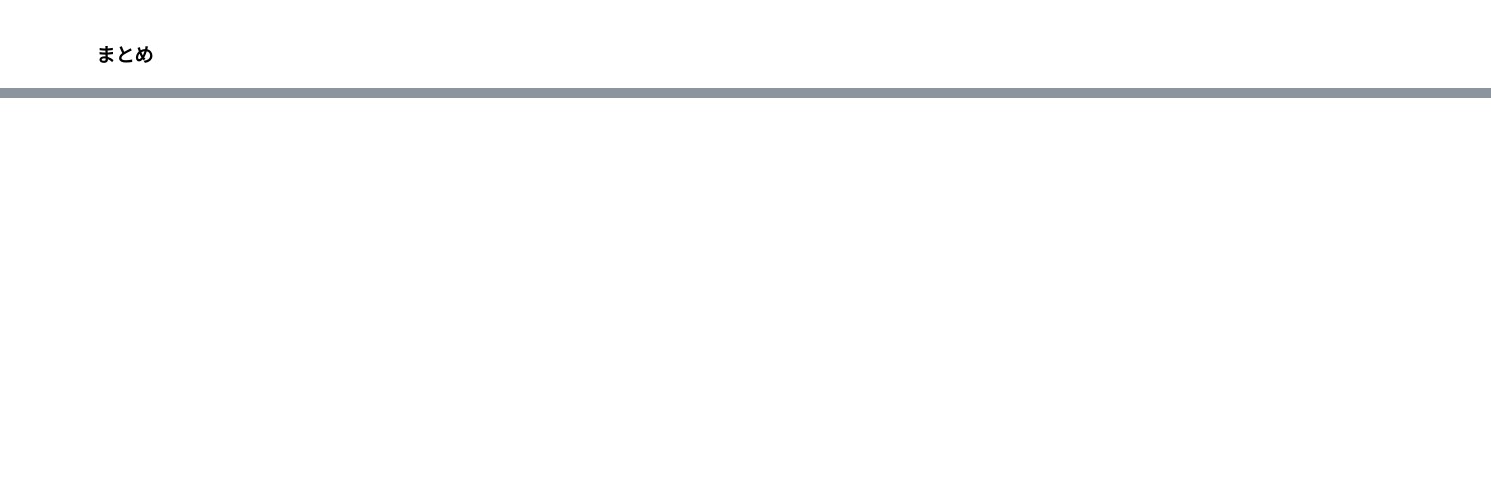
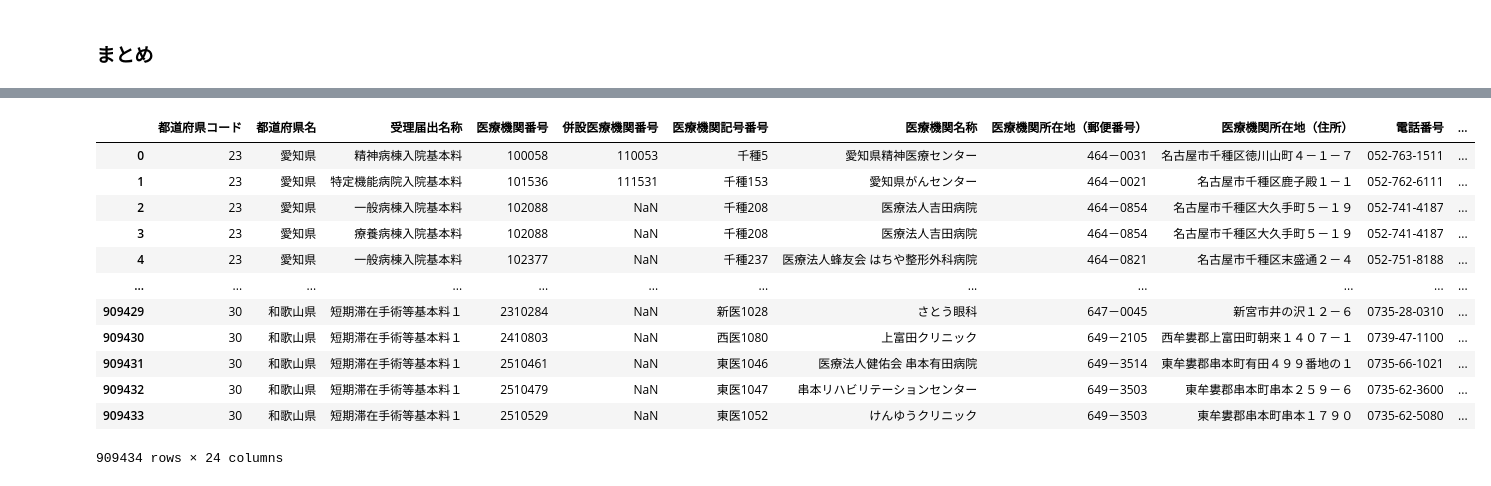
Before and after one commit to MasaHirai-Jinen/Medical_Institution_db_colab, a Jupyter notebook: 医療機関受理届項目別.ipynb, the cells around one changed output, grey strips where cells are left out. Saved outputs shown, nothing was run; the diff lists cells and outputs as text; code cells hidden in the pictures; blank space fills up the shorter version.

```diff
--- a/医療機関受理届項目別.ipynb
+++ b/医療機関受理届項目別.ipynb
@@ -759,0 +736,53 @@ print_dataframe_info(output_df)
+# %%
+output_csv_path = 'main_df.csv'
+main_df = pd.read_csv(output_csv_path, dtype=str)
+# %%
+%%time
+def _astype(df:pd.DataFrame) -> pd.DataFrame:
+    """
+    型変換.
+    対象カラム：
+        都道府県コード: str -> int
+        点数区分コード: str -> int
+        医療機関番号: str -> int
+        ベッド数: str -> int
+        作成日: str -> datetime
+        基準日: str -> datetime
+        データ取得日: str -> datetime
+        医師少数区域: str -> bool
+        医師少数スポット: str -> bool
+        別表第六の二厚労大臣が定める地域: str -> bool
+
+    """
+    df = df.copy()
+
+    df = df.astype({
+        '都道府県コード': pd.Int64Dtype(),
+        '点数区分コード': pd.Int64Dtype(),
+        '医療機関番号': pd.Int64Dtype(),
+        'ベッド数': pd.Int64Dtype()
+        })
+
+    def _wareki_to_seireki(x):
+        try:
+            return wareki_to_seireki(x, '%g%e年%m月%d日') if x else pd.NaT
+        except ValueError:
+            return pd.NaT
+
+    zenkaku_to_hankaku = str.maketrans({chr(0xFF01 + i): chr(0x21 + i) for i in range(94)})
+    for col_name in ['作成日', '基準日']:
+        df[col_name] = df[col_name].str.translate(zenkaku_to_hankaku)\
+                                    .str.replace(r'\s', '', regex=True)\
+                                    .map(_wareki_to_seireki)\
+                                    .astype('datetime64[ns]')
+
+    df['データ取得日'] = pd.to_datetime(df['データ取得日'])
+
+    bool_col = ['医師少数区域', '医師少数スポット', '別表第六の二厚労大臣が定める地域']
+    df[bool_col] = df[bool_col]=='True'
+
+    return df
+
+output_df = _astype(main_df)
+print_dataframe_info(output_df)
+# %% [output]
@@ -759,0 +806,13 @@ print_dataframe_info(output_df)
+|  | 都道府県コード | 都道府県名 | 受理届出名称 | 医療機関番号 | 併設医療機関番号 | 医療機関記号番号 | 医療機関名称 | 医療機関所在地（郵便番号） | 医療機関所在地（住所） | 電話番号 | ... |
+| 0 | 23 | 愛知県 | 精神病棟入院基本料 | 100058 | 110053 | 千種5 | 愛知県精神医療センター | 464－0031 | 名古屋市千種区徳川山町４－１－７ | 052-763-1511 | ... |
+| 1 | 23 | 愛知県 | 特定機能病院入院基本料 | 101536 | 111531 | 千種153 | 愛知県がんセンター | 464－0021 | 名古屋市千種区鹿子殿１－１ | 052-762-6111 | ... |
+| 2 | 23 | 愛知県 | 一般病棟入院基本料 | 102088 | NaN | 千種208 | 医療法人吉田病院 | 464－0854 | 名古屋市千種区大久手町５－１９ | 052-741-4187 | ... |
+| 3 | 23 | 愛知県 | 療養病棟入院基本料 | 102088 | NaN | 千種208 | 医療法人吉田病院 | 464－0854 | 名古屋市千種区大久手町５－１９ | 052-741-4187 | ... |
+| 4 | 23 | 愛知県 | 一般病棟入院基本料 | 102377 | NaN | 千種237 | 医療法人蜂友会 はちや整形外科病院 | 464－0821 | 名古屋市千種区末盛通２－４ | 052-751-8188 | ... |
+| ... | ... | ... | ... | ... | ... | ... | ... | ... | ... | ... | ... |
+| 909429 | 30 | 和歌山県 | 短期滞在手術等基本料１ | 2310284 | NaN | 新医1028 | さとう眼科 | 647－0045 | 新宮市井の沢１２－６ | 0735-28-0310 | ... |
+| 909430 | 30 | 和歌山県 | 短期滞在手術等基本料１ | 2410803 | NaN | 西医1080 | 上富田クリニック | 649－2105 | 西牟婁郡上富田町朝来１４０７－１ | 0739-47-1100 | ... |
+| 909431 | 30 | 和歌山県 | 短期滞在手術等基本料１ | 2510461 | NaN | 東医1046 | 医療法人健佑会 串本有田病院 | 649－3514 | 東牟婁郡串本町有田４９９番地の１ | 0735-66-1021 | ... |
+| 909432 | 30 | 和歌山県 | 短期滞在手術等基本料１ | 2510479 | NaN | 東医1047 | 串本リハビリテーションセンター | 649－3503 | 東牟婁郡串本町串本２５９－６ | 0735-62-3600 | ... |
+| 909433 | 30 | 和歌山県 | 短期滞在手術等基本料１ | 2510529 | NaN | 東医1052 | けんゆうクリニック | 649－3503 | 東牟婁郡串本町串本１７９０ | 0735-62-5080 | ... |
+909434 rows × 24 columns
```
Also changed, not shown: parts of 26 cells of this notebook.
